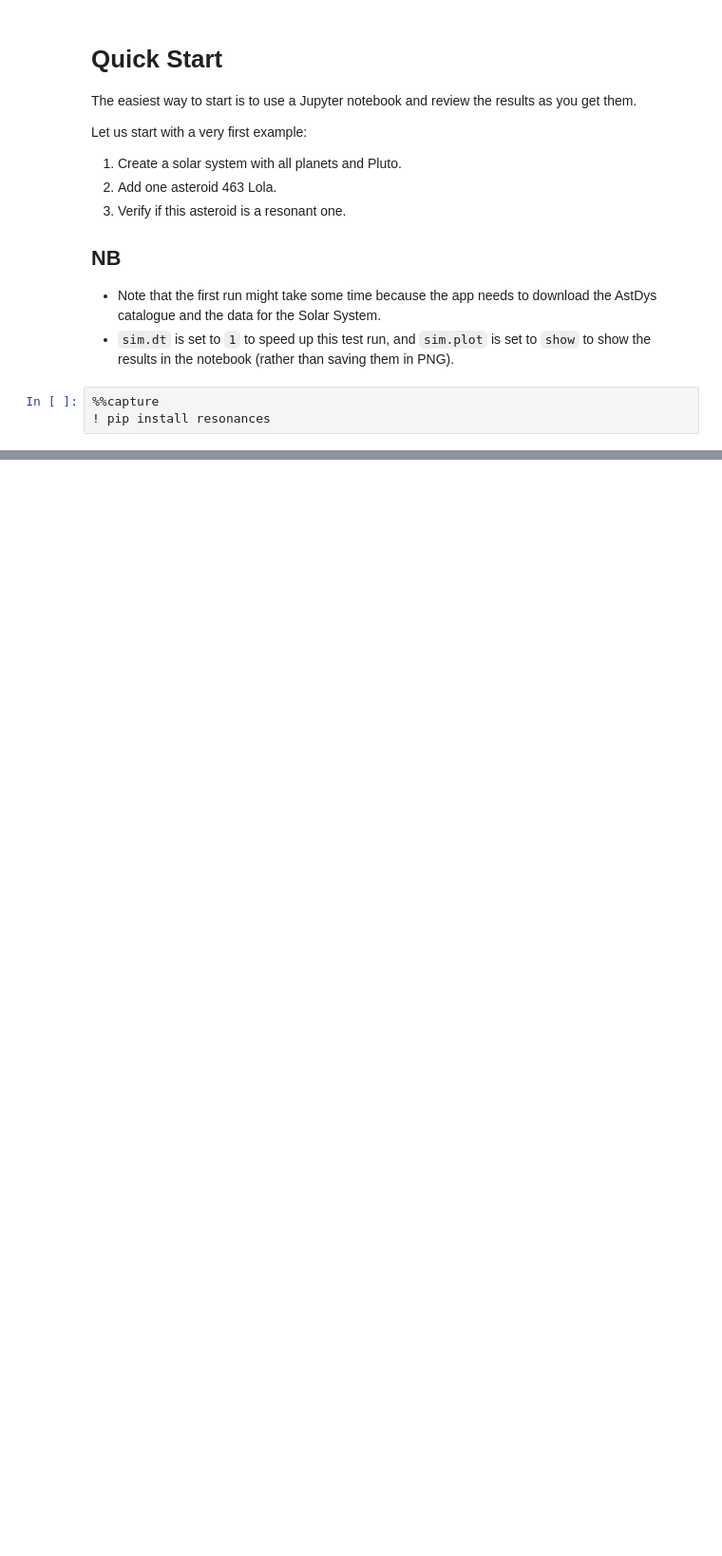
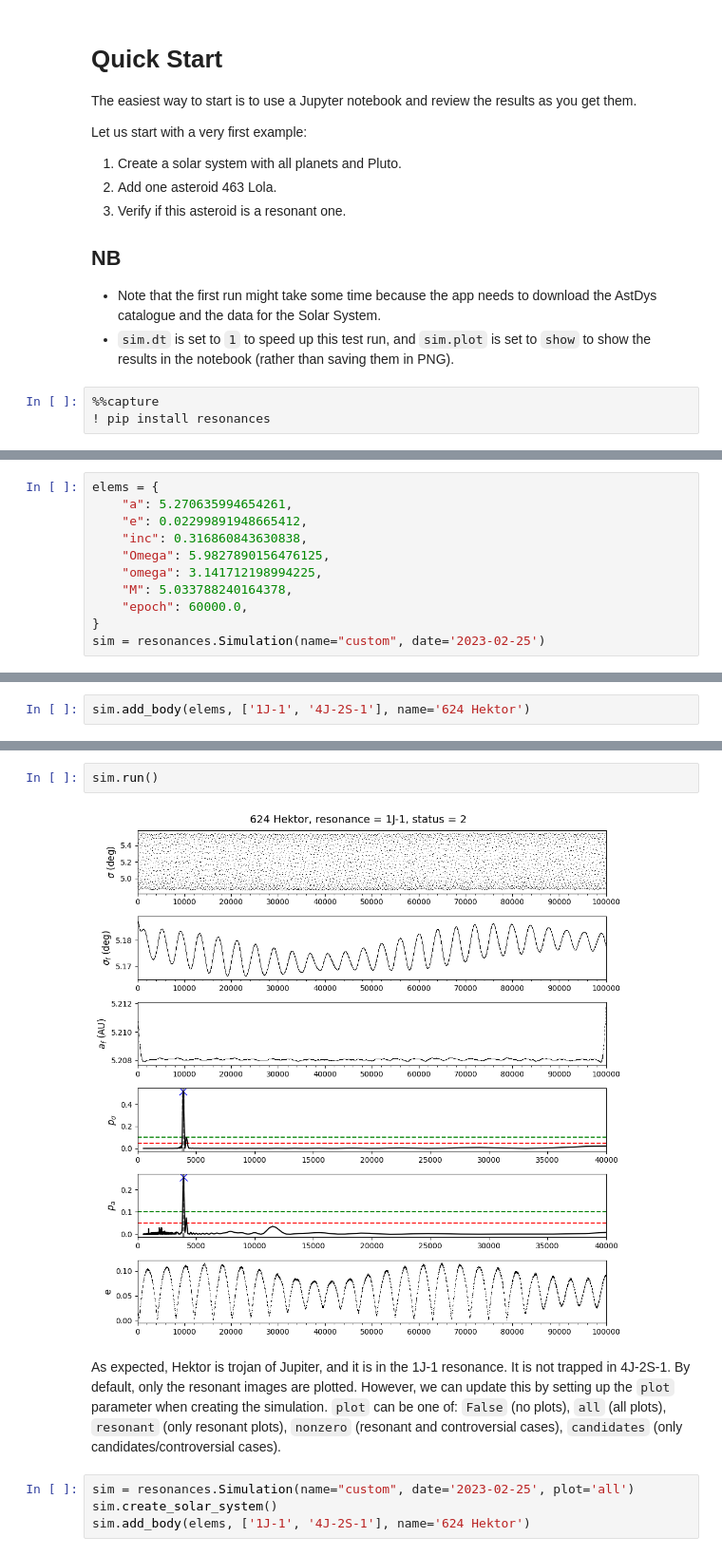
Before and after one commit to smirik/resonances, a Jupyter notebook: docs/quick-start.ipynb, the cells around one changed output, grey strips where cells are left out. Shown at 95% size. Saved outputs shown, nothing was run; the diff lists cells and outputs as text; blank space fills up the shorter version.

```diff
--- a/docs/quick-start.ipynb
+++ b/docs/quick-start.ipynb
@@ -40,0 +191,11 @@ There are extra lines on the panels related to the periodograms of the semi-majo
+# %%
+elems = {
+    "a": 5.270635994654261,
+    "e": 0.02299891948665412,
+    "inc": 0.316860843630838,
+    "Omega": 5.9827890156476125,
+    "omega": 3.141712198994225,
+    "M": 5.033788240164378,
+    "epoch": 60000.0,
+}
+sim = resonances.Simulation(name="custom", date='2023-02-25')
@@ -40,0 +208,2 @@ There are extra lines on the panels related to the periodograms of the semi-majo
+# %%
+sim.add_body(elems, ['1J-1', '4J-2S-1'], name='624 Hektor')
@@ -40,0 +218,10 @@ There are extra lines on the panels related to the periodograms of the semi-majo
+# %%
+sim.run()
+# %% [output]
+[figure, added]
+# %% [markdown]
+As expected, Hektor is trojan of Jupiter, and it is in the 1J-1 resonance. It is not trapped in 4J-2S-1. By default, only the resonant images are plotted. However, we can update this by setting up the `plot` parameter when creating the simulation. `plot` can be one of: `False` (no plots), `all` (all plots), `resonant` (only resonant plots), `nonzero` (resonant and controversial cases), `candidates` (only candidates/controversial cases).
+# %%
+sim = resonances.Simulation(name="custom", date='2023-02-25', plot='all')
+sim.create_solar_system()
+sim.add_body(elems, ['1J-1', '4J-2S-1'], name='624 Hektor')
```
Also changed, not shown: parts of 21 cells of this notebook, 50 other files.
